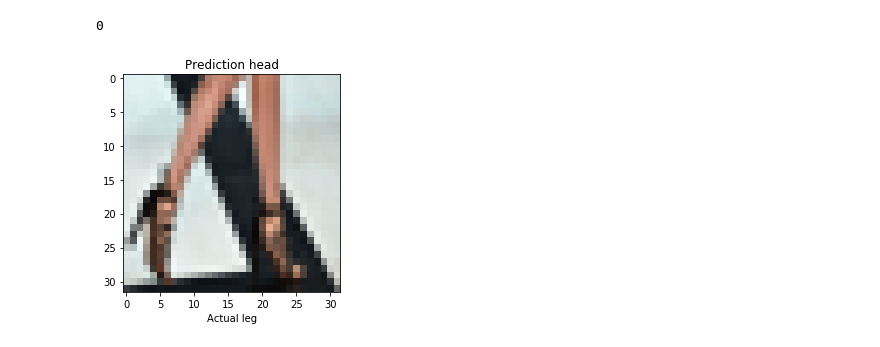
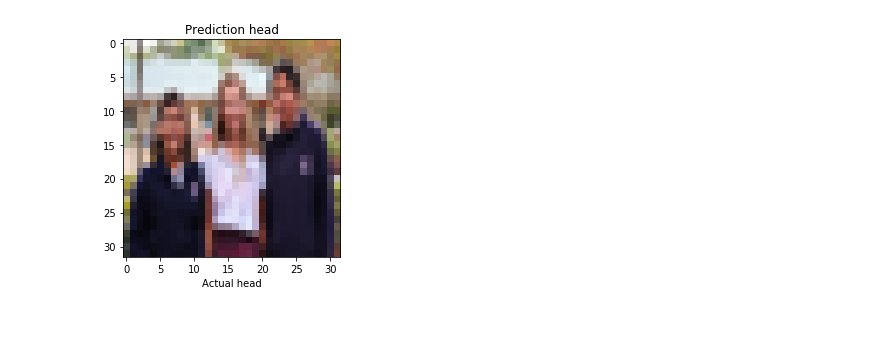
Before and after one commit to albertdaniell/Convolution_Neural_network_for_heads_legs, a Jupyter notebook: index.ipynb, the cells around one changed output. Drawn from its saved outputs; the diff is of its cells as text; code cells hidden in the pictures.

```diff
--- a/index.ipynb
+++ b/index.ipynb
@@ -150,6 +167,6 @@ model.compile(optimizer='adam',
               loss=tf.keras.losses.SparseCategoricalCrossentropy(from_logits=True),
               metrics=['accuracy'])
 
-history = model.fit(train_images, train_labels, epochs=10,
+history = model.fit(train_images, train_labels, epochs=50,
                     validation_data=(test_images, test_labels))
 # %% [output]
@@ -200,14 +213,13 @@ print(np.argmax(prediction[3]))
 # %%
 
 plt.grid(False)
-plt.imshow(test_images[3])
-print(test_labels[2])
-plt.xlabel("Actual "+ class_names[test_labels[3]])
-plt.title("Prediction "+ class_names[np.argmax(prediction[3])])
+plt.imshow(test_images[1])
+
+plt.xlabel("Actual "+ class_names[test_labels[1]])
+plt.title("Prediction "+ class_names[np.argmax(prediction[1])])
 plt.show()
 # %% [output]
-0
-[figure, old version]
+[figure, new version]
 # %%
 for i in range(len(test_images)):
     plt.grid(False)
```
Also changed, not shown: parts of 10 cells of this notebook, 8 other files.
